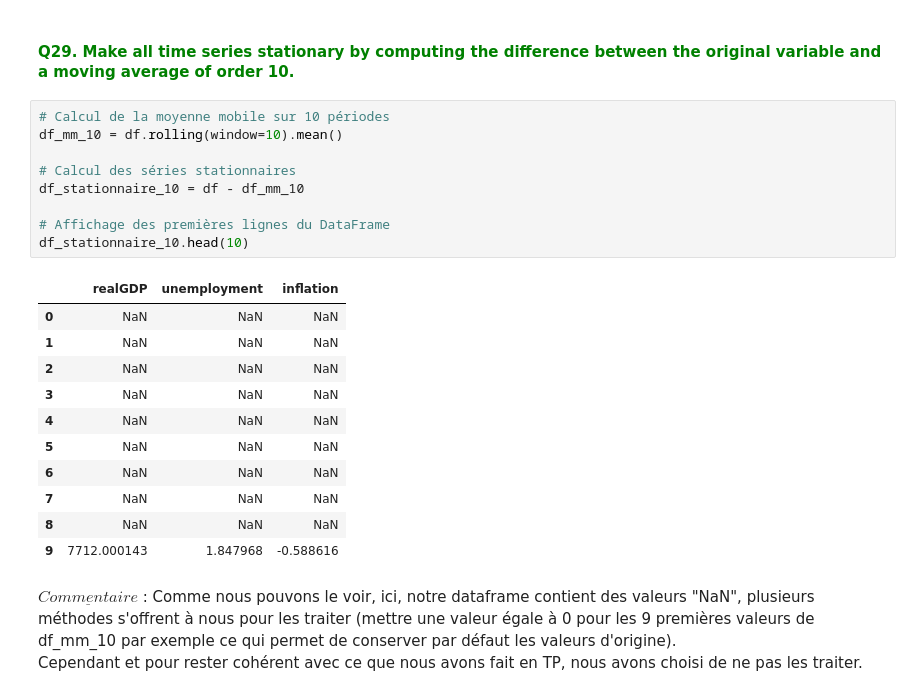
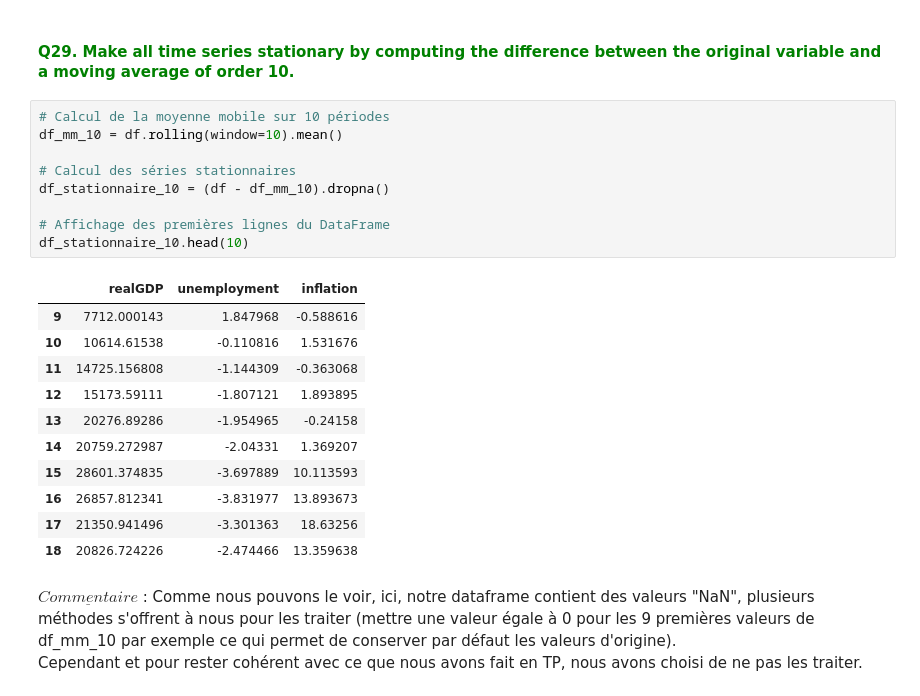
Before and after one commit to pralban/Econometrics, a Jupyter notebook: econometrics_notebook.ipynb, the cells around one changed output. Drawn from its saved outputs; the diff is of its cells as text.

```diff
--- a/econometrics_notebook.ipynb
+++ b/econometrics_notebook.ipynb
@@ -939,24 +939,24 @@ Pour illustrer, considérons deux séries : l'une représentant la consommation
 # %%
 # Calcul de la moyenne mobile sur 10 périodes
 df_mm_10 = df.rolling(window=10).mean()
 
 # Calcul des séries stationnaires
-df_stationnaire_10 = df - df_mm_10
+df_stationnaire_10 = (df - df_mm_10).dropna()
 
 # Affichage des premières lignes du DataFrame
 df_stationnaire_10.head(10)
 # %% [output]
 |  | realGDP | unemployment | inflation |
-| 0 | NaN | NaN | NaN |
-| 1 | NaN | NaN | NaN |
-| 2 | NaN | NaN | NaN |
-| 3 | NaN | NaN | NaN |
-| 4 | NaN | NaN | NaN |
-| 5 | NaN | NaN | NaN |
-| 6 | NaN | NaN | NaN |
-| 7 | NaN | NaN | NaN |
-| 8 | NaN | NaN | NaN |
 | 9 | 7712.000143 | 1.847968 | -0.588616 |
+| 10 | 10614.61538 | -0.110816 | 1.531676 |
+| 11 | 14725.156808 | -1.144309 | -0.363068 |
+| 12 | 15173.59111 | -1.807121 | 1.893895 |
+| 13 | 20276.89286 | -1.954965 | -0.24158 |
+| 14 | 20759.272987 | -2.04331 | 1.369207 |
+| 15 | 28601.374835 | -3.697889 | 10.113593 |
+| 16 | 26857.812341 | -3.831977 | 13.893673 |
+| 17 | 21350.941496 | -3.301363 | 18.63256 |
+| 18 | 20826.724226 | -2.474466 | 13.359638 |
 # %% [markdown]
 $\underline{Commentaire}$ : Comme nous pouvons le voir, ici, notre dataframe contient des valeurs "NaN", plusieurs méthodes s'offrent à nous pour les traiter (mettre une valeur égale à 0 pour les 9 premières valeurs de df_mm_10 par exemple ce qui permet de conserver par défaut les valeurs d'origine).
 Cependant et pour rester cohérent avec ce que nous avons fait en TP, nous avons choisi de ne pas les traiter.
```
Also changed, not shown: parts of 15 cells of this notebook.
